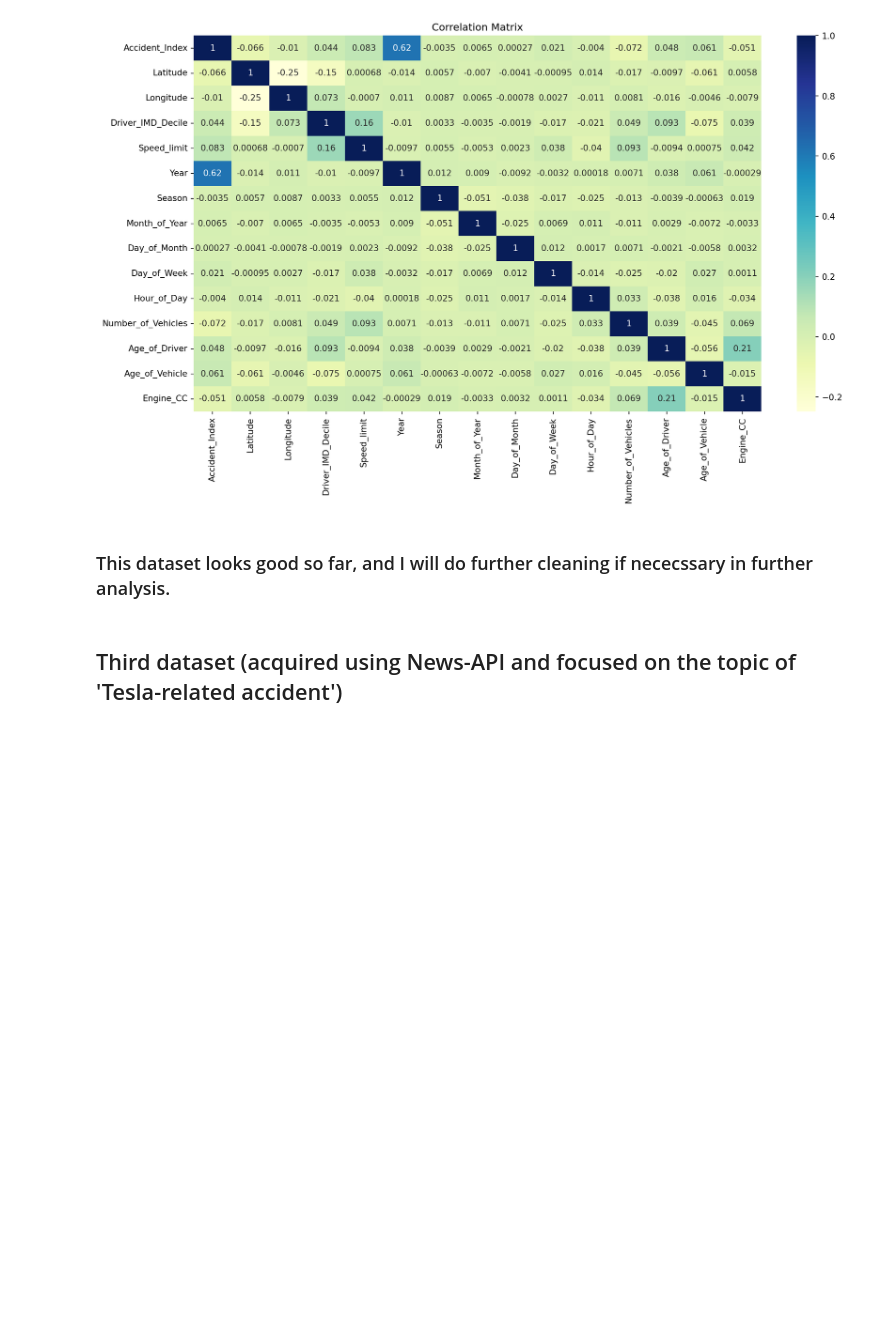
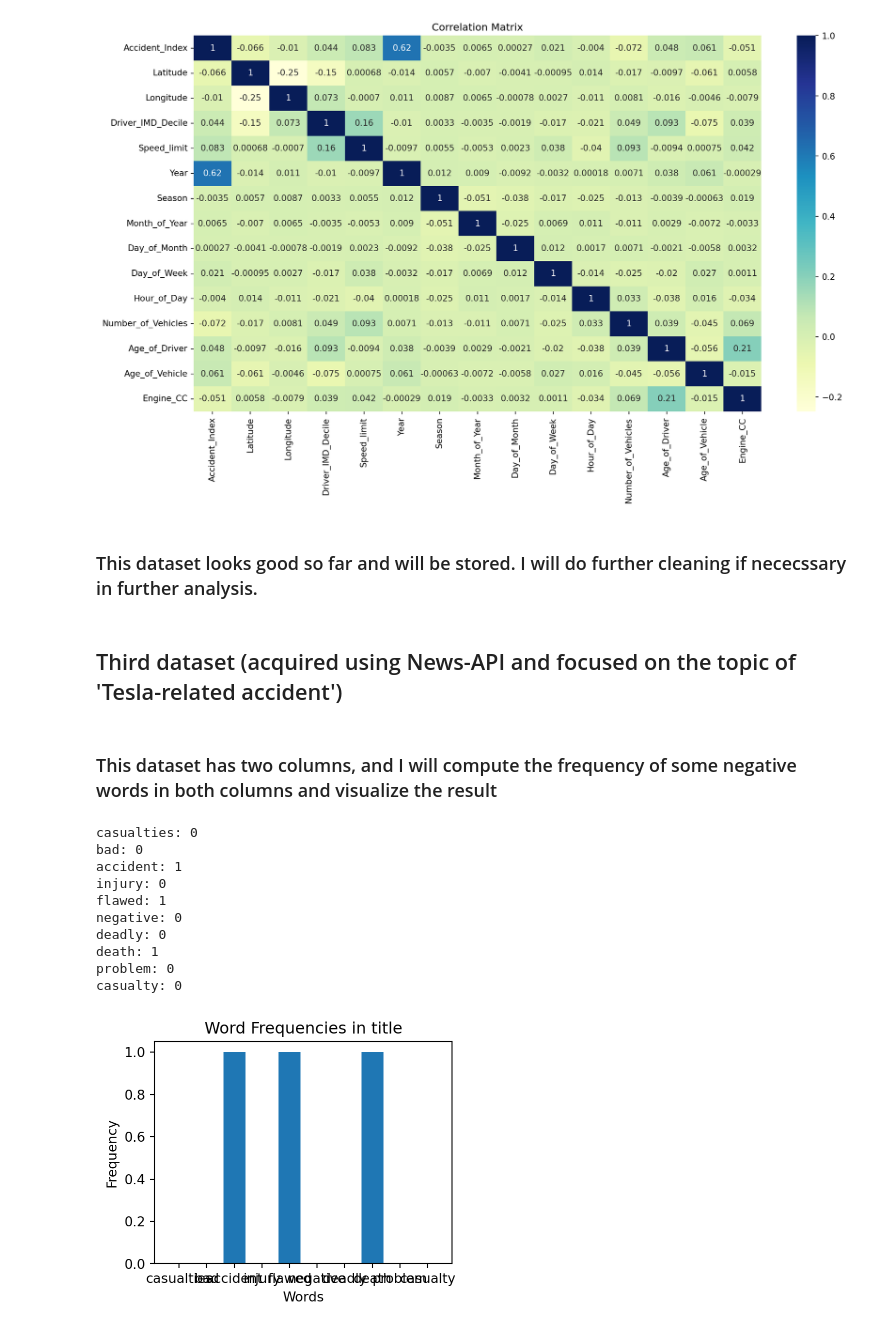
Before and after one commit to anly501/dsan-5000-project-WillWangUNC, a Jupyter notebook: dsan-website/5000-website/5000-website-Zenan/dataclean.ipynb, the cells around one changed output. Cells and saved outputs as stored; diff of their text form; code cells hidden in the pictures; blank space fills up the shorter version.

Commit message:
done with cleaning

```diff
--- a/dsan-website/5000-website/5000-website-Zenan/dataclean.ipynb
+++ b/dsan-website/5000-website/5000-website-Zenan/dataclean.ipynb
@@ -89,7 +94,7 @@ df.head()
 # %% [markdown]
 ### Check data types and define X (predictor) and y (response) for further analysis and visualize the response variable
 # %%
-data = pd.read_csv('C:/Users/23898/OneDrive/桌面/DSAN_5000/HW-1/dsan-5000-project-WillWangUNC/dsan-website/5000-website/5000-website-Zenan/Data/RoadAccident.csv')
+data = pd.read_csv('./Data/RoadAccident.csv')
 column_datatypes = set()
 for column in data.columns:
     column_datatypes.add(str(data[column].dtype))
@@ -188,4 +193,4 @@ plt.show()
 # %% [output]
 [figure]
 # %% [markdown]
-### This dataset looks good so far, and I will do further cleaning if nececssary in further analysis.
+### This dataset looks good so far and will be stored. I will do further cleaning if nececssary in further analysis.
@@ -192,2 +199,34 @@ plt.show()
 # %% [markdown]
 ## Third dataset (acquired using News-API and focused on the topic of 'Tesla-related accident')
+# %% [markdown]
+### This dataset has two columns, and I will compute the frequency of some negative words in both columns and visualize the result
+# %%
+df = pd.read_csv('./Data/newapiTesla.csv')
+def count_word_frequencies(data_frame, column_name, target_words):
+    text = ' '.join(data_frame[column_name])
+    words = text.split()
+    word_counts = {word: words.count(word) for word in set(target_words)}
+    return word_counts
+
+target_words = ['deadly', 'flawed', 'death', 'injury', 'casualty', 'accident', 'casualties', 'problem', 'bad', 'negative']
+word_frequencies = count_word_frequencies(df, 'title', target_words)
+for word, count in word_frequencies.items():
+    print(f"{word}: {count}")
+
+plt.bar(word_frequencies.keys(), word_frequencies.values())
+plt.xlabel('Words')
+plt.ylabel('Frequency')
+plt.title('Word Frequencies in title')
+plt.show()
+# %% [output]
+casualties: 0
+bad: 0
+accident: 1
+injury: 0
+flawed: 1
+negative: 0
+deadly: 0
+death: 1
+problem: 0
+casualty: 0
+[figure, added]
```
Also changed, not shown: parts of 8 cells of this notebook, 22 other files.
